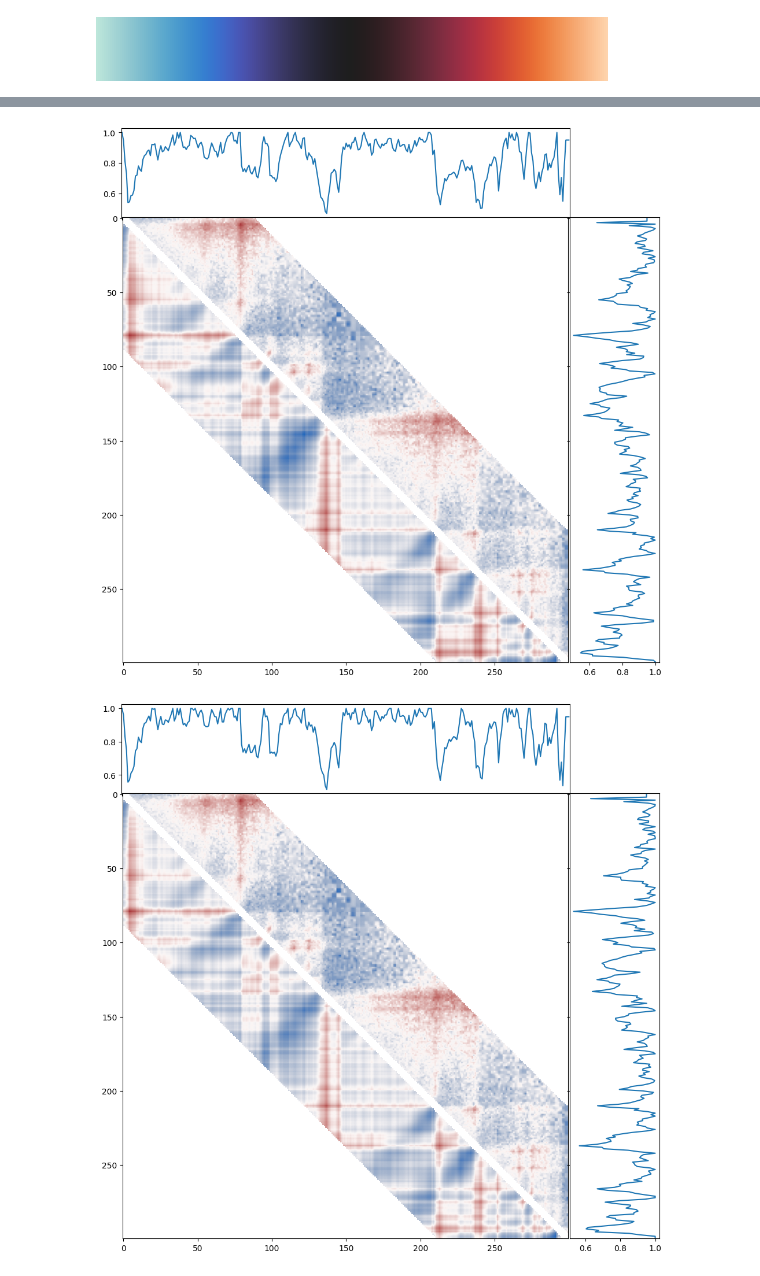
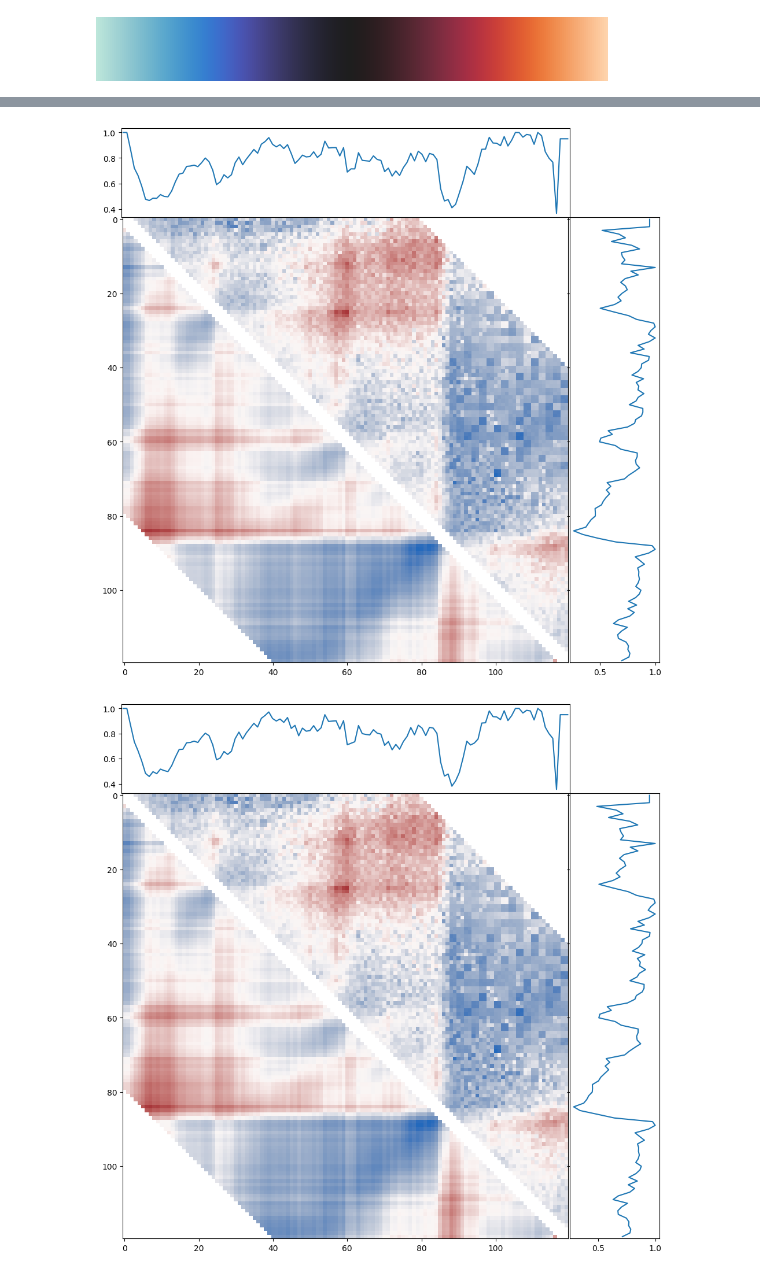
Before and after one commit to boooooogey/loopextrusion-pytorch, a Jupyter notebook: dlem/examples/dlem_training.ipynb, the cells around one changed output, grey strips where cells are left out. Saved outputs shown, nothing was run; the diff lists cells and outputs as text; code cells hidden in the pictures.

```diff
--- a/dlem/examples/dlem_training.ipynb
+++ b/dlem/examples/dlem_training.ipynb
@@ -23,0 +19,3 @@ plt.matshow(util.ignore_diag_plot(patch, 5), cmap='icefire')
+# %%
+#patch = np.load("../../../loopextrusion_data_creation/.data/thesis_vis/patch.npy")#[140:, 140:]
+patch = np.load("data/patch_deep.npy")#[140:, 140:]
@@ -24,5 +29,5 @@ plt.matshow(util.ignore_diag_plot(patch, 5), cmap='icefire')
 # %%
-patch = util.diagonal_normalize(patch[np.newaxis])[0]
+patch[np.isnan(patch)] = 0
 # %%
 plt.matshow(util.ignore_diag_plot(patch, 5), cmap='icefire')
 # %% [output]
@@ -37,6 +42,9 @@ optimizer = optim.Adam(model.parameters(), lr=0.5)
 scheduler = optim.lr_scheduler.ReduceLROnPlateau(optimizer, patience=25, mode="max")
 # %%
 diag_stop = int(np.floor(patch.shape[0]*0.3)) #we don't get much information from the corner anyway
+# %%
+diag_start = 3
+diag_stop = 80
 # %%
 def weighted_mse_loss(input, target, weight=None):
     if weight is None:
@@ -50,5 +58,5 @@ best_loss_model, best_corr_model, arr_loss, arr_corr = util.train(model,
                                                                   scheduler,
                                                                   loss,
                                                                   np.exp(patch)[np.newaxis],
-                                                                  3, diag_stop, dev, num_epoch=100)
+                                                                  diag_start, diag_stop, dev, num_epoch=100)
 # %% [output]
@@ -71,10 +79,10 @@ best_corr_pred = best_corr_model.contact_map_prediction(torch.ones((1, patch.sha
 best_corr_pred = util.diagonal_normalize(np.log(best_corr_pred))
 best_corr_pred = best_corr_pred[0]
 # %%
-util.plot_results(patch, best_loss_pred, best_loss_model.return_parameters(), cmap="vlag")
+util.plot_results(patch, best_loss_pred, best_loss_model.return_parameters(), cmap="vlag", ignore_i_off=diag_stop, ignore_i=diag_start)
 # %% [output]
-[figure, old version]
+[figure, new version]
 # %%
-util.plot_results(patch, best_corr_pred, best_corr_model.return_parameters(), cmap="vlag")
+util.plot_results(patch, best_corr_pred, best_corr_model.return_parameters(), cmap="vlag", ignore_i_off=diag_stop, ignore_i=diag_start)
 # %% [output]
-[figure, old version]
+[figure, new version]
```
Also changed, not shown: parts of 30 cells of this notebook, 1 other file.
